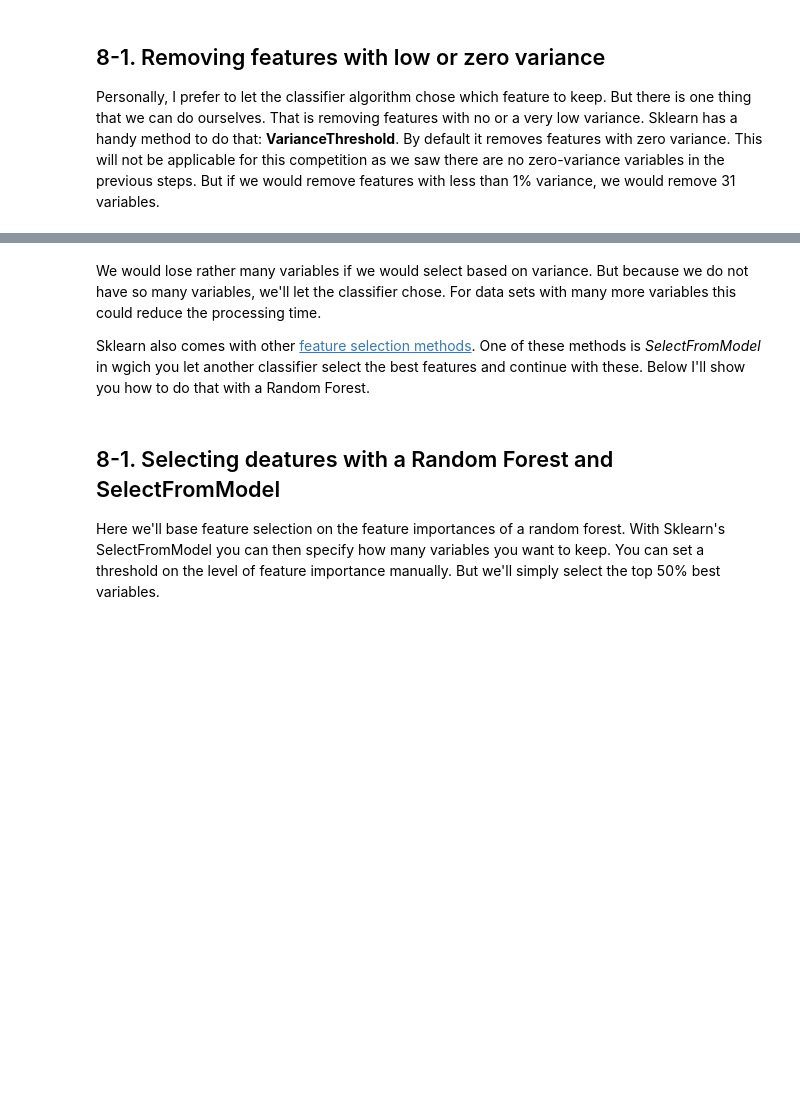
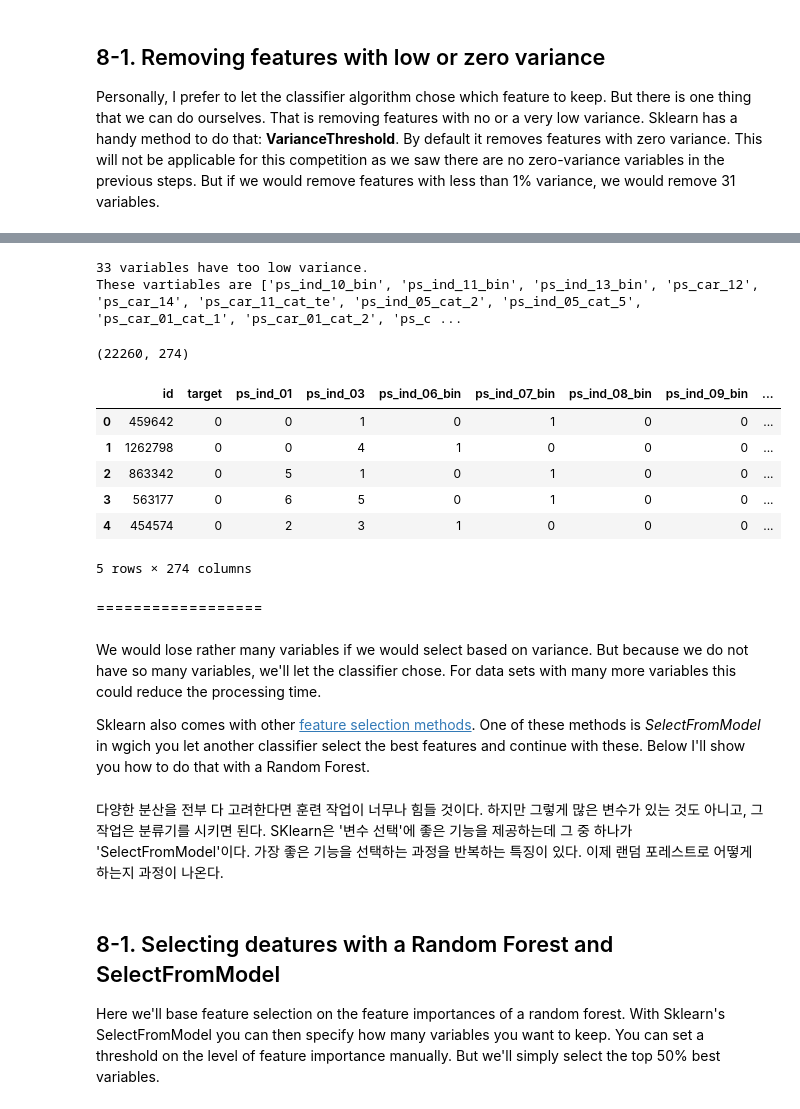
Before and after one commit to ecjang/pages, a Jupyter notebook: Kaggle/002_Binary_Prediction_Porto_1st kernel.ipynb, the cells around one changed output, grey strips where cells are left out. Saved outputs shown, nothing was run; the diff lists cells and outputs as text; code cells hidden in the pictures; blank space fills up the shorter version.

```diff
--- a/Kaggle/002_Binary_Prediction_Porto_1st kernel.ipynb
+++ b/Kaggle/002_Binary_Prediction_Porto_1st kernel.ipynb
@@ -1143,7 +1281,32 @@ These vartiables are ['ps_ind_10_bin', 'ps_ind_11_bin', 'ps_ind_12_bin', 'ps_ind
+# %%
+v = train.drop(id_target, axis=1).columns[f(selector.get_support())]
+
+print('{} variables have too low variance.'.format(len(v)))
+print('These vartiables are {}'.format(list(v)))
+# %% [output]
+33 variables have too low variance.
+These vartiables are ['ps_ind_10_bin', 'ps_ind_11_bin', 'ps_ind_13_bin', 'ps_car_12', 'ps_car_14', 'ps_car_11_cat_te', 'ps_ind_05_cat_2', 'ps_ind_05_cat_5', 'ps_car_01_cat_1', 'ps_car_01_cat_2', 'ps_c ...
+# %%
+# 줄어든 train 데이터프레임 확인
+print(train.shape)
+train.head()
+# %% [output]
+(22260, 274)
+|  | id | target | ps_ind_01 | ps_ind_03 | ps_ind_06_bin | ps_ind_07_bin | ps_ind_08_bin | ps_ind_09_bin | ... |
+| 0 | 459642 | 0 | 0 | 1 | 0 | 1 | 0 | 0 | ... |
+| 1 | 1262798 | 0 | 0 | 4 | 1 | 0 | 0 | 0 | ... |
+| 2 | 863342 | 0 | 5 | 1 | 0 | 1 | 0 | 0 | ... |
+| 3 | 563177 | 0 | 6 | 5 | 0 | 1 | 0 | 0 | ... |
+| 4 | 454574 | 0 | 2 | 3 | 1 | 0 | 0 | 0 | ... |
+5 rows × 274 columns
+# %% [markdown]
+==================
 # %% [markdown]
 We would lose rather many variables if we would select based on variance. But because we do not have so many variables, we'll let the classifier chose. For data sets with many more variables this could reduce the processing time.
 
 Sklearn also comes with other [feature selection methods](http://scikit-learn.org/stable/modules/feature_selection.html).  One of these methods is *SelectFromModel* in wgich you let another classifier select the best features and continue with these. Below I'll show you how to do that with a Random Forest.
+# %% [markdown]
+다양한 분산을 전부 다 고려한다면 훈련 작업이 너무나 힘들 것이다. 하지만 그렇게 많은 변수가 있는 것도 아니고, 그 작업은 분류기를 시키면 된다. SKlearn은 '변수 선택'에 좋은 기능을 제공하는데 그 중 하나가 'SelectFromModel'이다. 가장 좋은 기능을 선택하는 과정을 반복하는 특징이 있다. 이제 랜덤 포레스트로 어떻게 하는지 과정이 나온다.
 # %% [markdown]
 ## 8-1. Selecting deatures with a Random Forest and SelectFromModel
 
```
Also changed, not shown: parts of 76 cells of this notebook.
